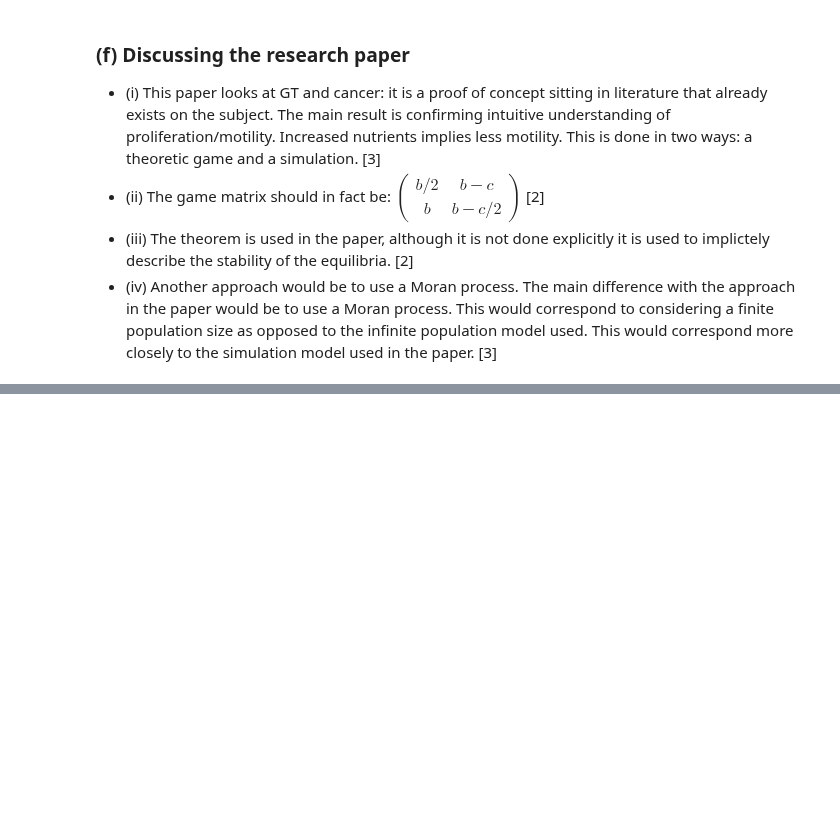
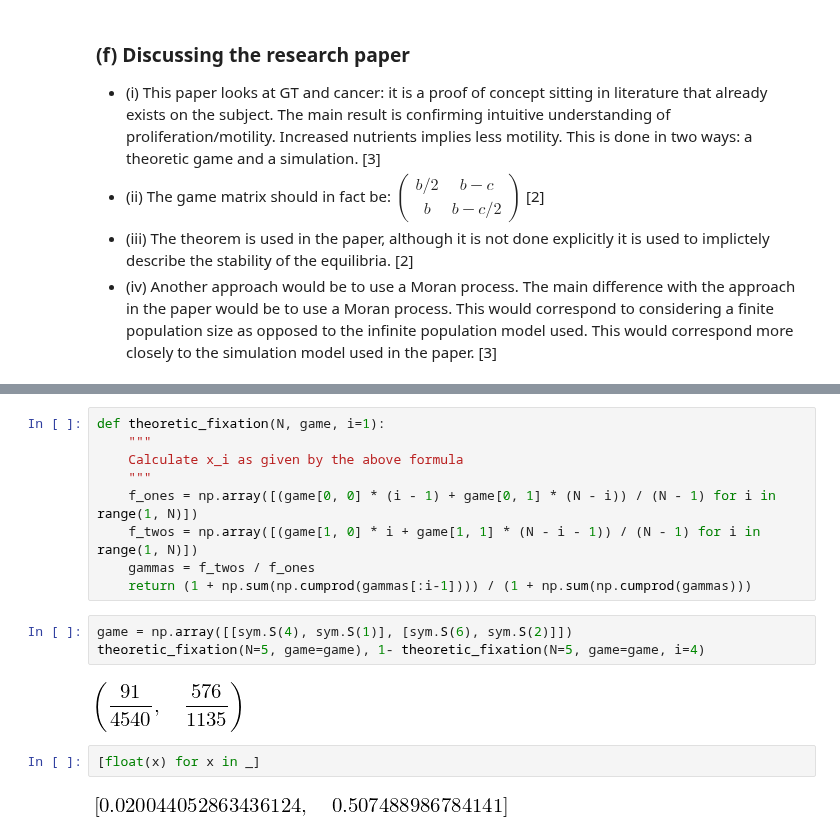
Before and after one commit to drvinceknight/gt, a Jupyter notebook: nbs/solutions/Past exam mock.ipynb, the cells around one changed output, grey strips where cells are left out. Saved outputs shown, nothing was run; the diff lists cells and outputs as text; blank space fills up the shorter version.

```diff
--- a/nbs/solutions/Past exam mock.ipynb
+++ b/nbs/solutions/Past exam mock.ipynb
@@ -553,0 +651,18 @@ however $y_1\ne3/44$ thus $x=(3/4, 1/4)$ is an ESS.
+# %%
+def theoretic_fixation(N, game, i=1):
+    """
+    Calculate x_i as given by the above formula
+    """
+    f_ones = np.array([(game[0, 0] * (i - 1) + game[0, 1] * (N - i)) / (N - 1) for i in range(1, N)])
+    f_twos = np.array([(game[1, 0] * i + game[1, 1] * (N - i - 1)) / (N - 1) for i in range(1, N)])
+    gammas = f_twos / f_ones
+    return (1 + np.sum(np.cumprod(gammas[:i-1]))) / (1 + np.sum(np.cumprod(gammas)))
+# %%
+game = np.array([[sym.S(4), sym.S(1)], [sym.S(6), sym.S(2)]])
+theoretic_fixation(N=5, game=game), 1- theoretic_fixation(N=5, game=game, i=4)
+# %% [output]
+[figure, added]
+# %%
+[float(x) for x in _]
+# %% [output]
+[figure, added]
```
Also changed, not shown: parts of 5 cells of this notebook, 4 other files.
